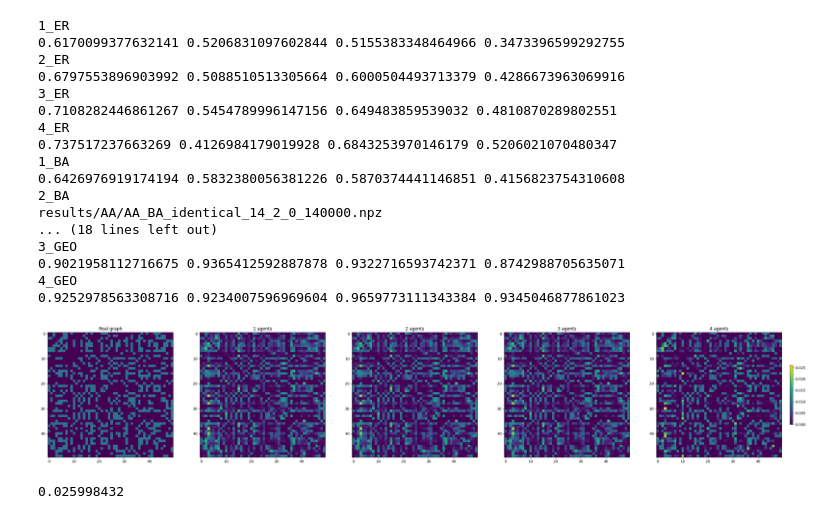
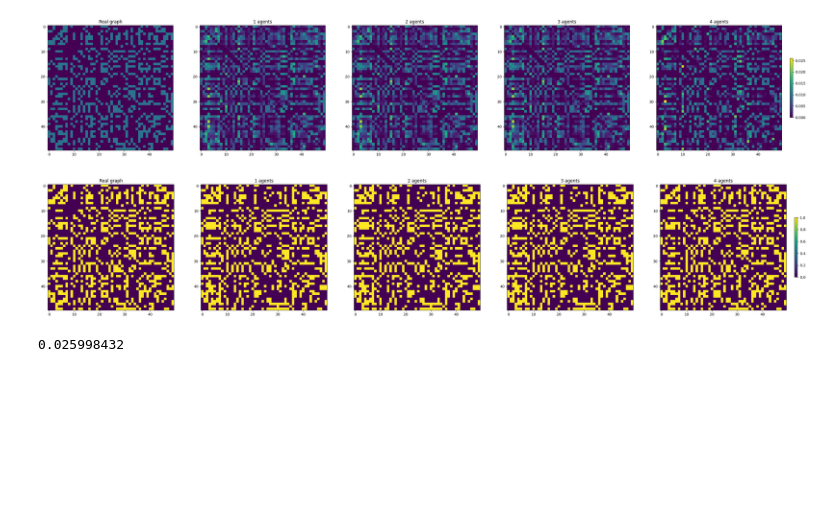
Before and after one commit to bizhili/Topology_Learning_Epis, a Jupyter notebook: command.ipynb, the cells around one changed output. Saved outputs shown, nothing was run; the diff lists cells and outputs as text; code cells hidden in the pictures; blank space fills up the shorter version.

```diff
--- a/command.ipynb
+++ b/command.ipynb
@@ -133,90 +96,45 @@ FileNotFoundError: [Errno 2] No such file or directory: 'results/AA/AA_ER_identi
-# %%
-#table one
-
-for randomGraph in randomGraphs:
-    for strain in [1, 2, 3, 4]:
-        print(f"{strain}_{randomGraph}")
-        cosines= 0
-        spectrals= 0
-        edges= 0
-        jaccards= 0
-        for seed in seeds:
-            try:
-                fileName= f"results/AA/AA_{randomGraph}_identical_{seed}_{strain}_0_140000.npz"
-                npzfile = np.load(fileName)
-                # Access the arrays in the NPZ file
-                Awnp= npzfile['A']
-                PreAnp= npzfile['Apre']
-                Aw = torch.tensor(Awnp)
-                PreA = torch.tensor(PreAnp)
-                links= int(torch.sum(Aw)/0.01)
-                Aws= torch.tensor(continious_to_sparcity(Awnp, links))+IMatrix
-                PreAs= torch.tensor(continious_to_sparcity(PreAnp, links))+IMatrix
-                cosines+= evaluate.cosine_similarity(Aw, PreA)
-                spectrals+= evaluate.spectral_analysis(Aw, PreA)
-                edges+= evaluate.edge_correctness(Aws, PreAs)
-                jaccards+= evaluate.jaccard_index(Aws, PreAs)
-            except:
-                print(fileName)
-                pass
-        cosines/= len(seeds)
-        spectrals/= len(seeds)
-        edges/= len(seeds)
-        jaccards/= len(seeds)
-        print(f"{cosines} {spectrals} {edges} {jaccards}")
-# %% [output]
-1_ER
-0.6170099377632141 0.5206831097602844 0.5155383348464966 0.3473396599292755
-2_ER
-0.6797553896903992 0.5088510513305664 0.6000504493713379 0.4286673963069916
-3_ER
-0.7108282446861267 0.5454789996147156 0.649483859539032 0.4810870289802551
-4_ER
-0.737517237663269 0.4126984179019928 0.6843253970146179 0.5206021070480347
-1_BA
-0.6426976919174194 0.5832380056381226 0.5870374441146851 0.4156823754310608
-2_BA
-results/AA/AA_BA_identical_14_2_0_140000.npz
-... (18 lines left out)
-3_GEO
-0.9021958112716675 0.9365412592887878 0.9322716593742371 0.8742988705635071
-4_GEO
-0.9252978563308716 0.9234007596969604 0.9659773111343384 0.9345046877861023
 # %%
 import matplotlib.pyplot as plt
 import numpy as np
 import modules.plotGraph as plotGraph
 import networkx as nx
 from matplotlib.colors import Normalize
 
 IMatrixNp= np.eye(50)
 
 maxValue= 0
 def load_npz_matrix(fileName, maxValue):
     npzfile = np.load(fileName)
     # Access the arrays in the NPZ file
     Aw = npzfile['A']
     PreA = npzfile['Apre']
     tempMax= np.max(PreA)
     if maxValue<tempMax:
         maxValue=tempMax
     return Aw, PreA, maxValue
 
-PreAs= []
+PreAs=[]
 Aw= None
-randomGraph= "GEO"
+randomGraph= "RGG"
 seed= 14
 for i in range(4):
     fileName= f"results/AA/AA_{randomGraph}_identical_{seed}_{i+1}_0_8_50_{0.01*1000}_140000.npz"
     Aw, PreA, maxValue= load_npz_matrix(fileName, maxValue)
+    links= int((np.sum(Aw))/0.01)
+    Awsp= continious_to_sparcity(Aw, links)
+
+
     PreAs.append(PreA)
 
+PreAsp= [continious_to_sparcity(i, links) for i in PreAs]
 campThis= "viridis"
 
 plotGraph.plot_adjacenty(Aw, PreAs)
+plotGraph.plot_adjacenty(Awsp, PreAsp)
 print(maxValue)
 # %% [output]
 [figure]
+[figure, added]
 0.025998432
 # %%
 links= int((np.sum(Aw))/0.01)
```
Also changed, not shown: parts of 4 cells of this notebook, 40 other files.
